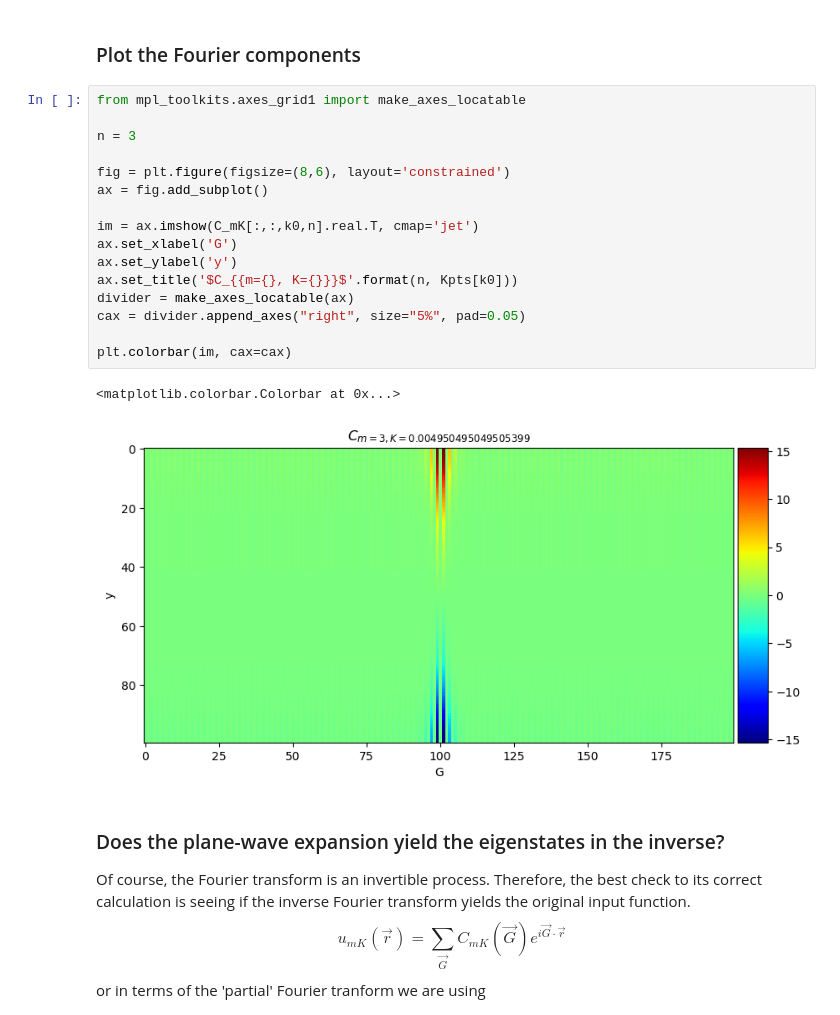
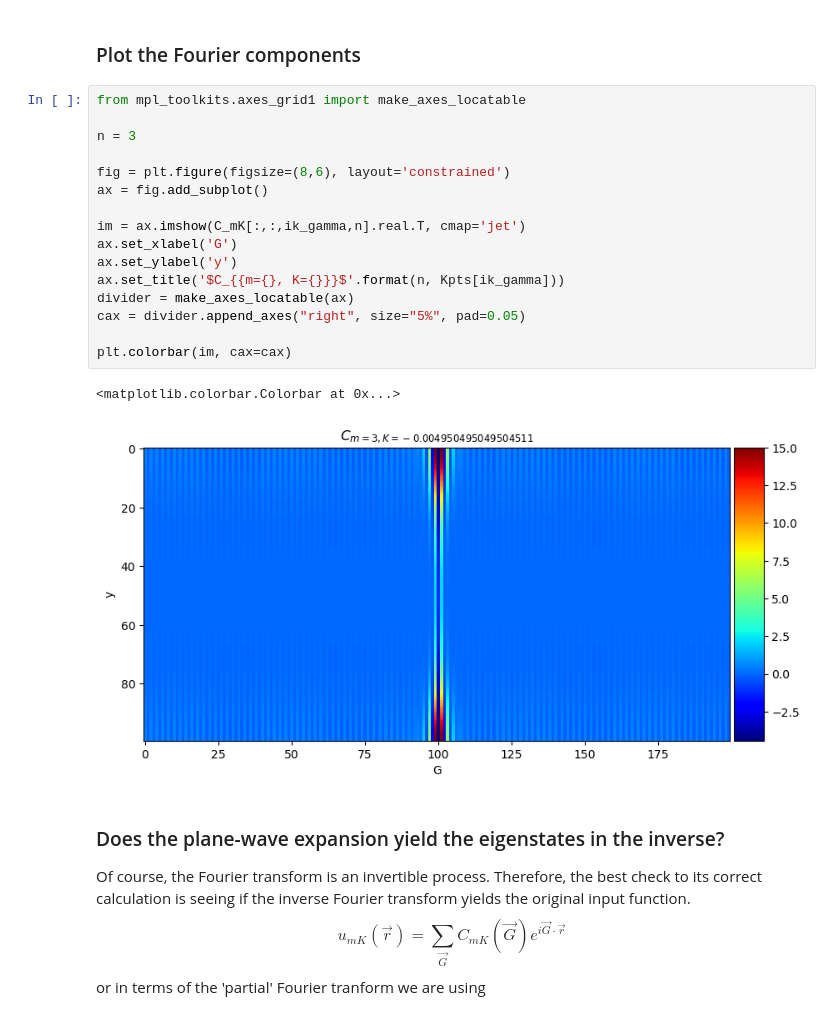
Before and after one commit to Jcrewse/helical-materials, a Jupyter notebook: scripts/kwant/ladder.ipynb, the cells around one changed output. Cells and saved outputs as stored; diff of their text form.

```diff
--- a/scripts/kwant/ladder.ipynb
+++ b/scripts/kwant/ladder.ipynb
@@ -621,22 +627,22 @@ C_mK = np.array(C_mK)
 # %%
 from mpl_toolkits.axes_grid1 import make_axes_locatable
 
 n = 3
 
 fig = plt.figure(figsize=(8,6), layout='constrained')
 ax = fig.add_subplot()
 
-im = ax.imshow(C_mK[:,:,k0,n].real.T, cmap='jet')
+im = ax.imshow(C_mK[:,:,ik_gamma,n].real.T, cmap='jet')
 ax.set_xlabel('G')
 ax.set_ylabel('y')
-ax.set_title('$C_{{m={}, K={}}}$'.format(n, Kpts[k0]))
+ax.set_title('$C_{{m={}, K={}}}$'.format(n, Kpts[ik_gamma]))
 divider = make_axes_locatable(ax)
 cax = divider.append_axes("right", size="5%", pad=0.05)
 
 plt.colorbar(im, cax=cax)
 # %% [output]
 <matplotlib.colorbar.Colorbar at 0x...>
-[figure, old version]
+[figure, new version]
 # %% [markdown]
 ### Does the plane-wave expansion yield the eigenstates in the inverse?
 Of course, the Fourier transform is an invertible process. Therefore, the best check to its correct calculation is seeing if the inverse Fourier transform yields the original input function.
```
Also changed, not shown: parts of 12 cells of this notebook.
